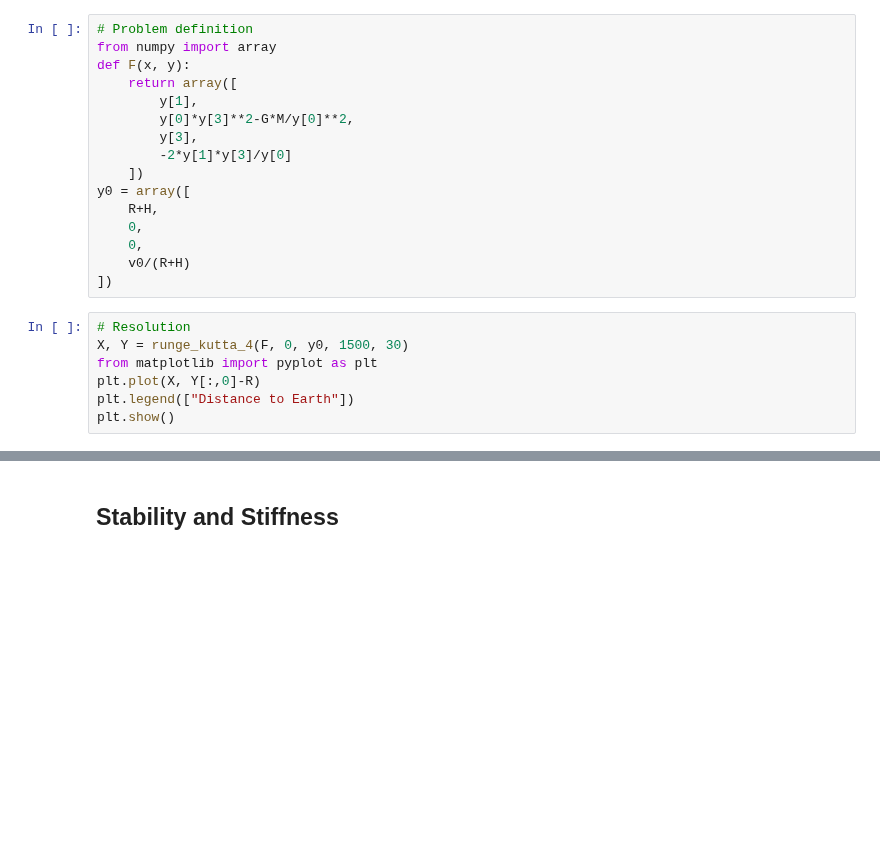
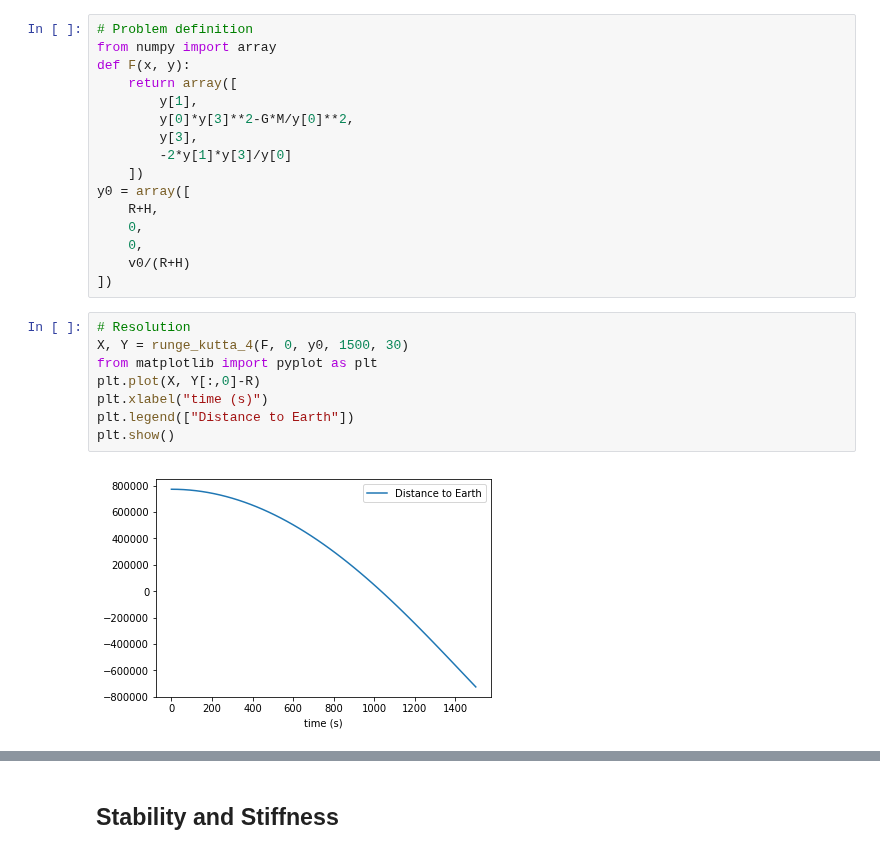
Before and after one commit to tgteacher/numerical-methods, a Jupyter notebook: notebooks/Chapter7.ipynb, the cells around one changed output, grey strips where cells are left out. Cells and saved outputs as stored; diff of their text form; blank space fills up the shorter version.

```diff
--- a/notebooks/Chapter7.ipynb
+++ b/notebooks/Chapter7.ipynb
@@ -338,10 +336,13 @@ y0 = array([
 # %%
 # Resolution
 X, Y = runge_kutta_4(F, 0, y0, 1500, 30)
 from matplotlib import pyplot as plt
 plt.plot(X, Y[:,0]-R)
+plt.xlabel("time (s)")
 plt.legend(["Distance to Earth"])
 plt.show()
+# %% [output]
+[figure, added]
 # %%
 # Value of t and theta when spacecraft hits Earth
 for i in range(len(X)):
```
Also changed, not shown: parts of 14 cells of this notebook.
